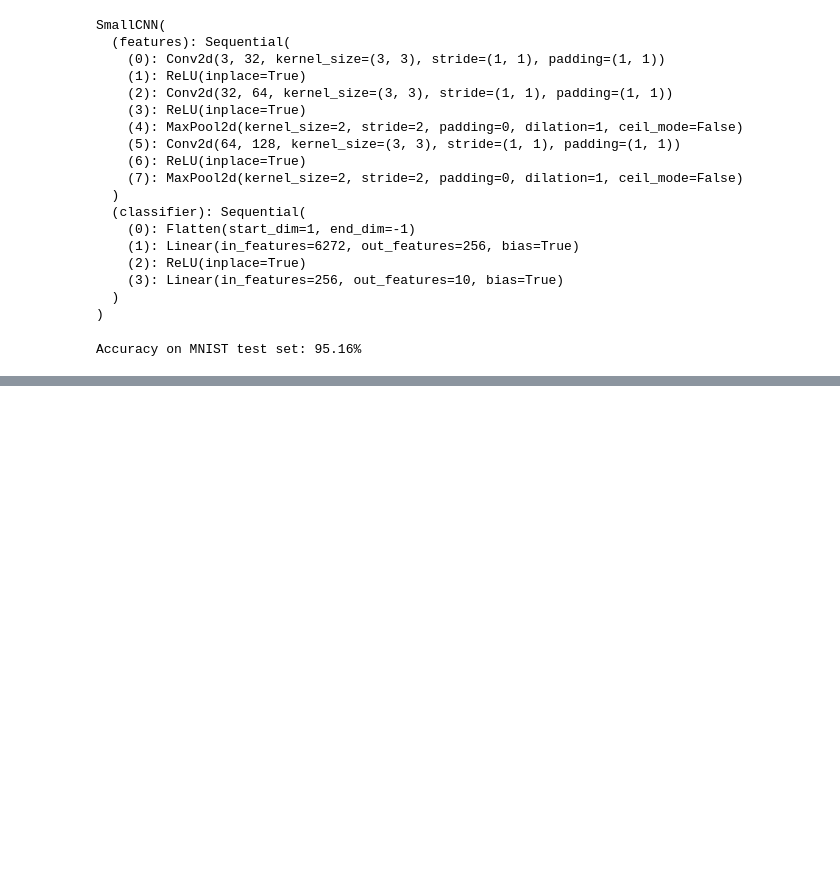
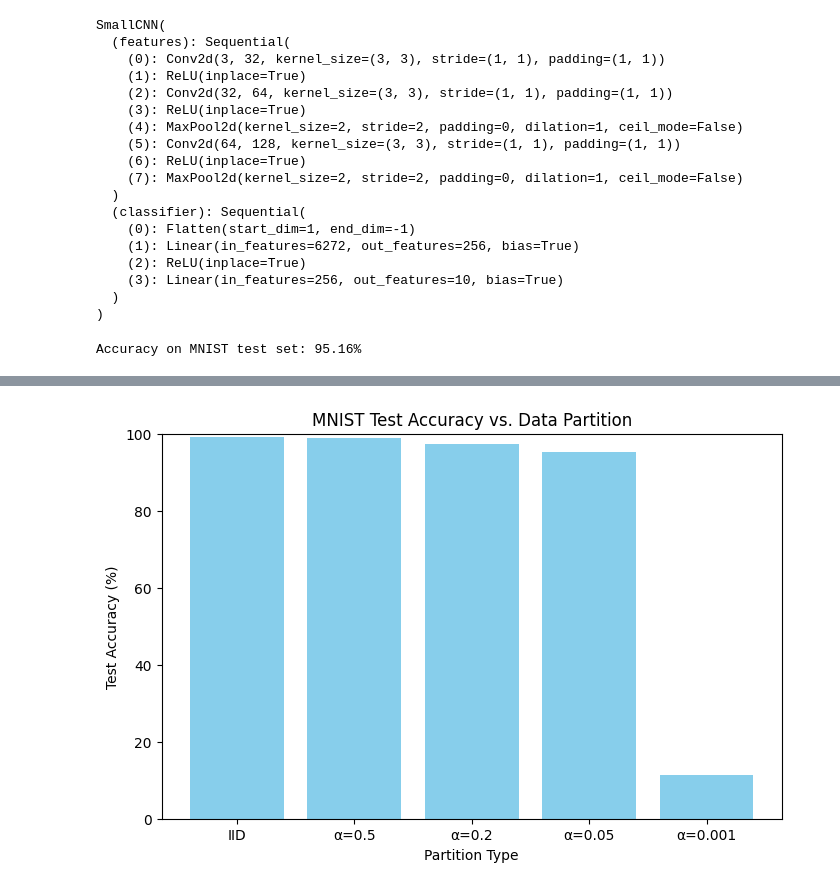
Before and after one commit to fceccucci/OptML-Project, a Jupyter notebook: TrainedModelEval.ipynb, the cells around one changed output, grey strips where cells are left out. Cells and saved outputs as stored; diff of their text form; code cells hidden in the pictures; blank space fills up the shorter version.

```diff
--- a/TrainedModelEval.ipynb
+++ b/TrainedModelEval.ipynb
@@ -315,0 +404,17 @@ plt.show()
+# %%
+import matplotlib.pyplot as plt
+
+partition_types = ['IID', 'α=0.5', 'α=0.2', 'α=0.05', 'α=0.001']
+accuracies = [  # Fill in your results
+    99.21, 98.82, 97.41, 95.16, 11.35
+]
+
+plt.figure(figsize=(8,5))
+plt.bar(partition_types, accuracies, color='skyblue')
+plt.ylabel('Test Accuracy (%)')
+plt.xlabel('Partition Type')
+plt.title('MNIST Test Accuracy vs. Data Partition')
+plt.ylim(0, 100)
+plt.show()
+# %% [output]
+[figure, added]
```
Also changed, not shown: parts of 19 cells of this notebook, 5 other files.
